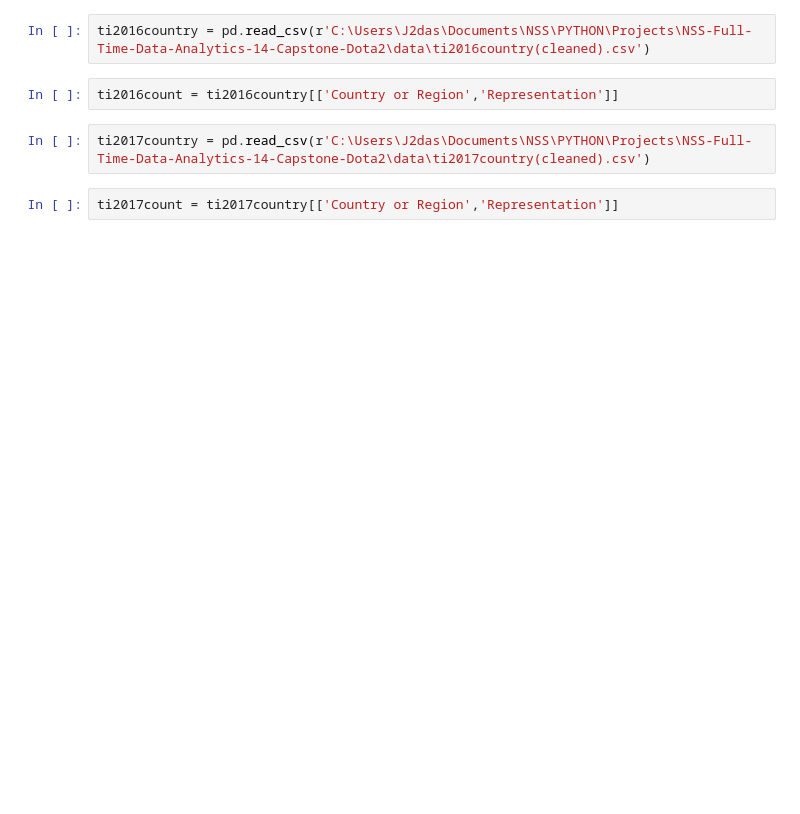
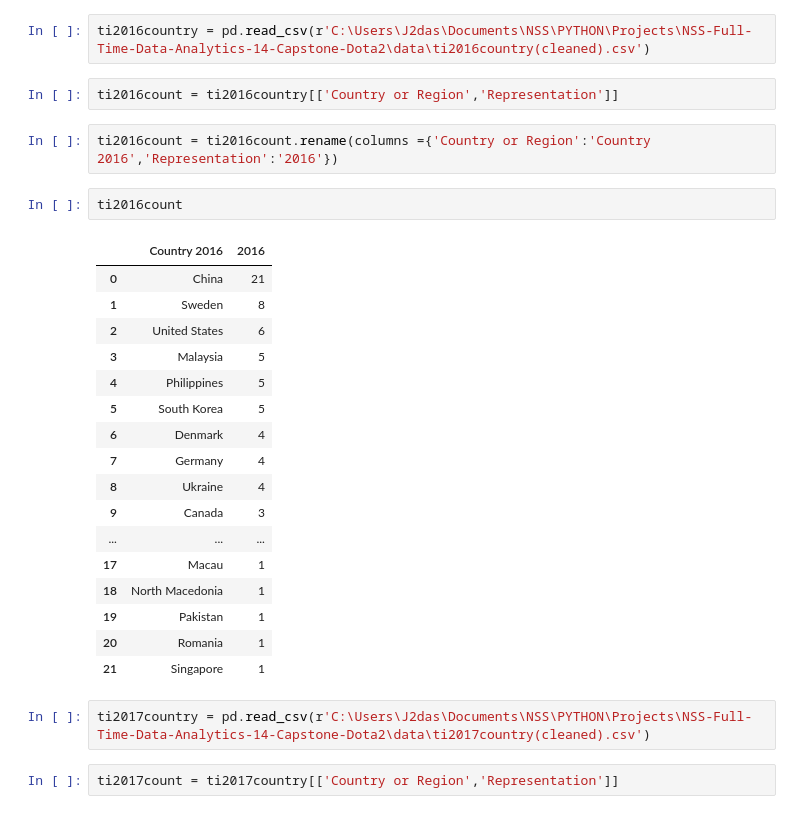
Before and after one commit to j2das1/NSS-Full-Time-Data-Analytics-14-Capstone-Dota2, a Jupyter notebook: Notebooks/capstone-project.ipynb, the cells around one changed output. Drawn from its saved outputs; the diff is of its cells as text; blank space fills up the shorter version.

```diff
--- a/Notebooks/capstone-project.ipynb
+++ b/Notebooks/capstone-project.ipynb
@@ -53,6 +140,28 @@ ti2015count = ti2015country[['Country or Region','Representation']]
 ti2016country = pd.read_csv(r'C:\Users\J2das\Documents\NSS\PYTHON\Projects\NSS-Full-Time-Data-Analytics-14-Capstone-Dota2\data\ti2016country(cleaned).csv')
 # %%
 ti2016count = ti2016country[['Country or Region','Representation']]
+# %%
+ti2016count = ti2016count.rename(columns ={'Country or Region':'Country 2016','Representation':'2016'})
+# %%
+ti2016count
+# %% [output]
+|  | Country 2016 | 2016 |
+| 0 | China | 21 |
+| 1 | Sweden | 8 |
+| 2 | United States | 6 |
+| 3 | Malaysia | 5 |
+| 4 | Philippines | 5 |
+| 5 | South Korea | 5 |
+| 6 | Denmark | 4 |
+| 7 | Germany | 4 |
+| 8 | Ukraine | 4 |
+| 9 | Canada | 3 |
+| ... | ... | ... |
+| 17 | Macau | 1 |
+| 18 | North Macedonia | 1 |
+| 19 | Pakistan | 1 |
+| 20 | Romania | 1 |
+| 21 | Singapore | 1 |
 # %%
 ti2017country = pd.read_csv(r'C:\Users\J2das\Documents\NSS\PYTHON\Projects\NSS-Full-Time-Data-Analytics-14-Capstone-Dota2\data\ti2017country(cleaned).csv')
 # %%
```
Also changed, not shown: parts of 23 cells of this notebook, 1 other file.
